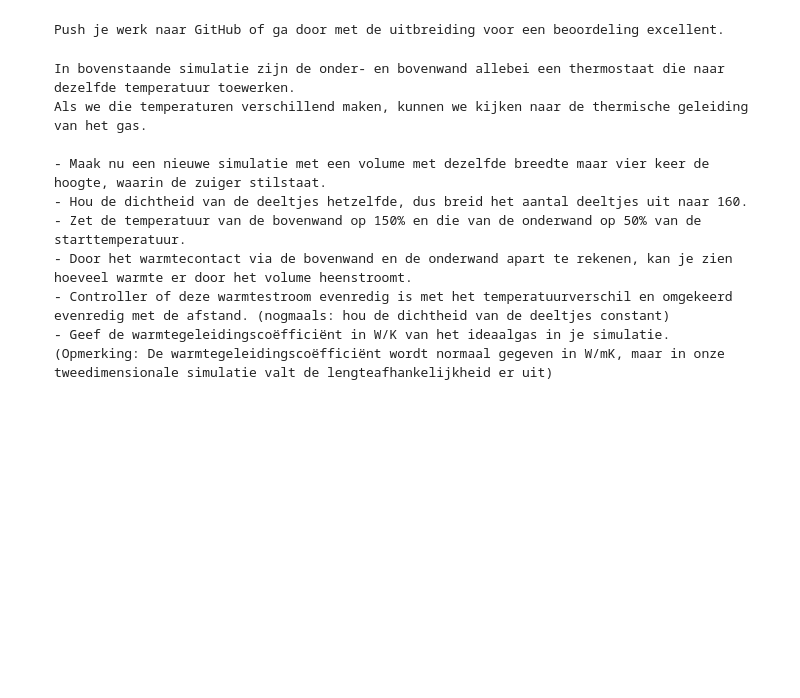
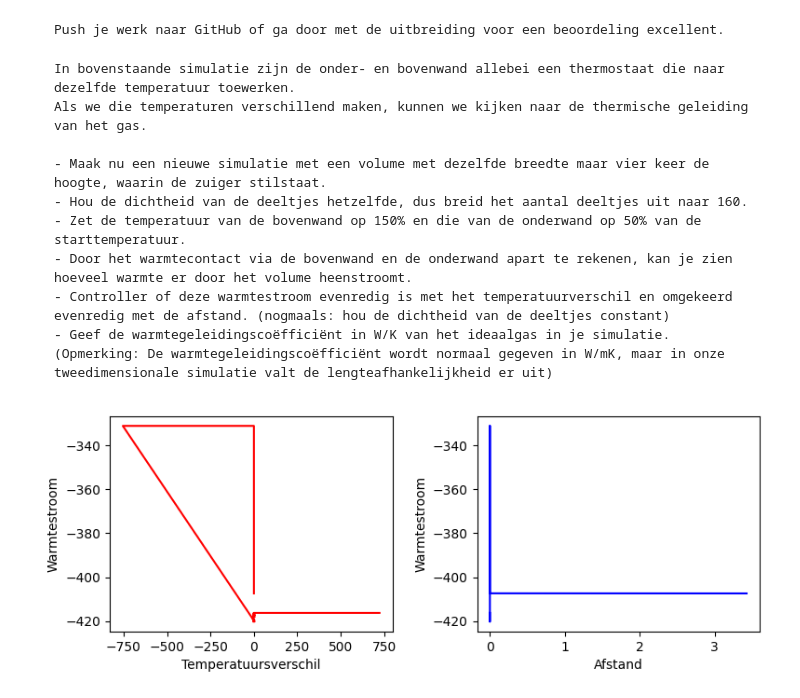
Before and after one commit to arenmeghdadi/314159265358979323846264338, a Jupyter notebook: Content/PySim/8_thermostaat.ipynb, the cells around one changed output. Cells and saved outputs as stored; diff of their text form; code cells hidden in the pictures; blank space fills up the shorter version.

````diff
--- a/Content/PySim/8_thermostaat.ipynb
+++ b/Content/PySim/8_thermostaat.ipynb
@@ -438,3 +459,73 @@ Als we die temperaturen verschillend maken, kunnen we kijken naar de thermische
 - Controller of deze warmtestroom evenredig is met het temperatuurverschil en omgekeerd evenredig met de afstand. (nogmaals: hou de dichtheid van de deeltjes constant)
 - Geef de warmtegeleidingscoëfficiënt in W/K van het ideaalgas in je simulatie. (Opmerking: De warmtegeleidingscoëfficiënt wordt normaal gegeven in W/mK, maar in onze tweedimensionale simulatie valt de lengteafhankelijkheid er uit)
 ```
+# %%
+particles = []
+volumes = np.zeros(1000, dtype=float)
+pressures = np.zeros(1000, dtype=float)
+temperatures = np.zeros(1000, dtype=float)
+# times = np.linspace(1, 100, 100)
+
+pressure = 0.0
+work = 0.0
+box_height = BOX_SIZE_0 * 4
+box_length = BOX_SIZE_0         # zetten zuiger terug
+v_piston = V_PISTON_0
+N = 160
+
+create_particles(particles)     # resetten deeltjes
+
+for i in range(100):
+    take_time_step(particles)
+    volumes[i] = box_length * box_height
+    pressures[i] = pressure
+    temperatures[i] = temperature(particles)
+    heats[i] = heat
+    works[i] = work
+
+def top_down_collision(particle: ParticleClass) -> None:
+    """ verzorgen van botsingen met wand boven en onder, die als thermostaat kunnen werken """
+    global box_height, set_temp, impulse_outward, heat
+    if abs(particle.r[1]) + particle.R > box_height / 2:
+        temp_factor = 1.5 * (set_temp/temperature(particles)) if set_temp > 0 else 1.0
+        particle.r[1] = np.sign(particle.r[1]) * (box_height/2 - particle.R)
+        impulse_outward += abs(particle.momentum[1]) * (1 + temp_factor**0.5)
+        heat += particle.kin_energy * (temp_factor - 1)
+        particle.v *= temp_factor**0.5
+        particle.v[1] *= -1
+    elif abs(particle.r[1]) + particle.R < - box_height / 2:
+        temp_factor = 0.5 * (set_temp/temperature(particles)) if set_temp > 0 else 1.0
+        particle.r[1] = np.sign(particle.r[1]) * (box_height/2 - particle.R)
+        impulse_outward += abs(particle.momentum[1]) * (1 + temp_factor**0.5)
+        heat += particle.kin_energy * (temp_factor - 1)
+        particle.v *= temp_factor**0.5
+        particle.v[1] *= -1
+
+
+tempverschil = np.zeros(1000, dtype=float)
+distance = np.zeros(1000, dtype=float)
+
+for p in particles:
+    for i in range(len(temperatures)):
+        tempverschil[i] = temperatures[i] - temperatures[i-1]
+
+for p in particles:
+    distance[i] = (box_height / 2) - np.linalg.norm(p.r)
+
+fig, (ax1, ax2) = plt.subplots(1, 2, figsize=(9, 3))
+ax1.set_xlabel('Temperatuursverschil')
+ax1.set_ylabel('Warmtestroom')
+ax2.set_xlabel('Afstand')
+ax2.set_ylabel('Warmtestroom')
+fig.tight_layout
+
+
+ax1.plot(tempverschil, heats[:1000], '-r')
+ax2.plot(distance, heats[:1000], '-b')
+
+plt.subplots_adjust(wspace=0.3)
+plt.show()
+
+# wat
+# %% [output]
+[figure, added]
````
Also changed, not shown: parts of 5 cells of this notebook.
